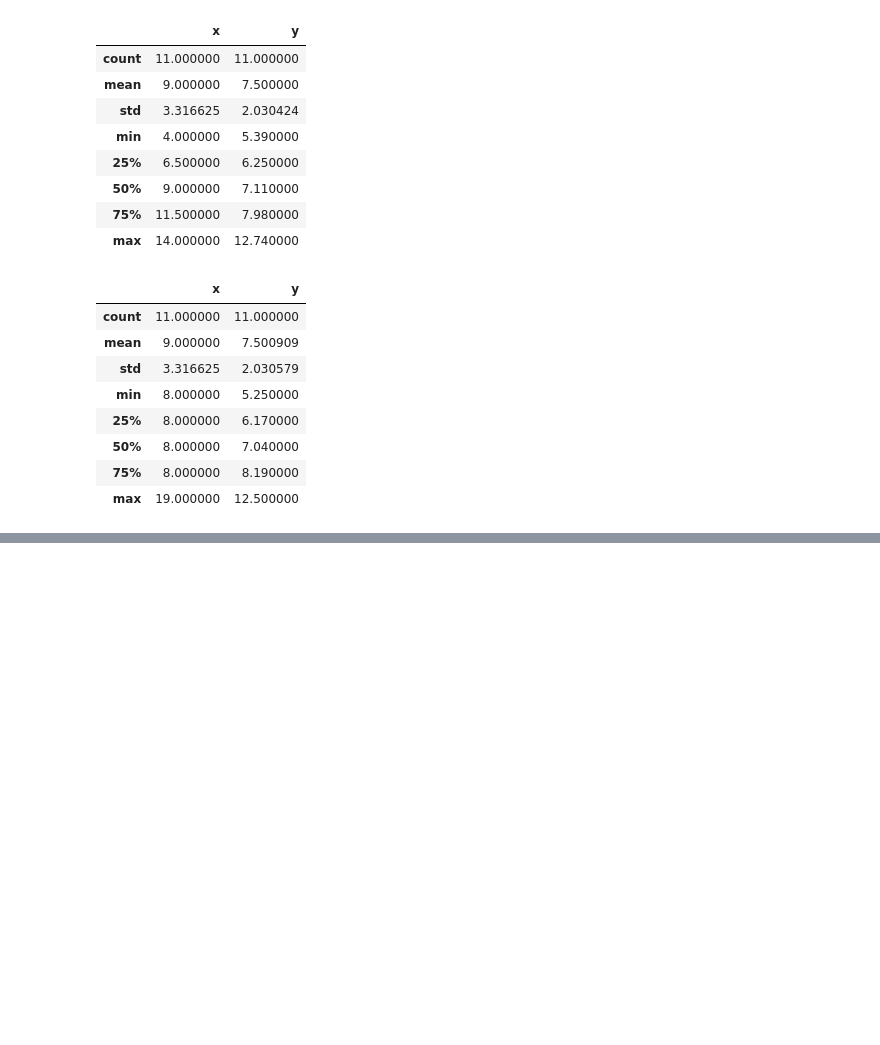
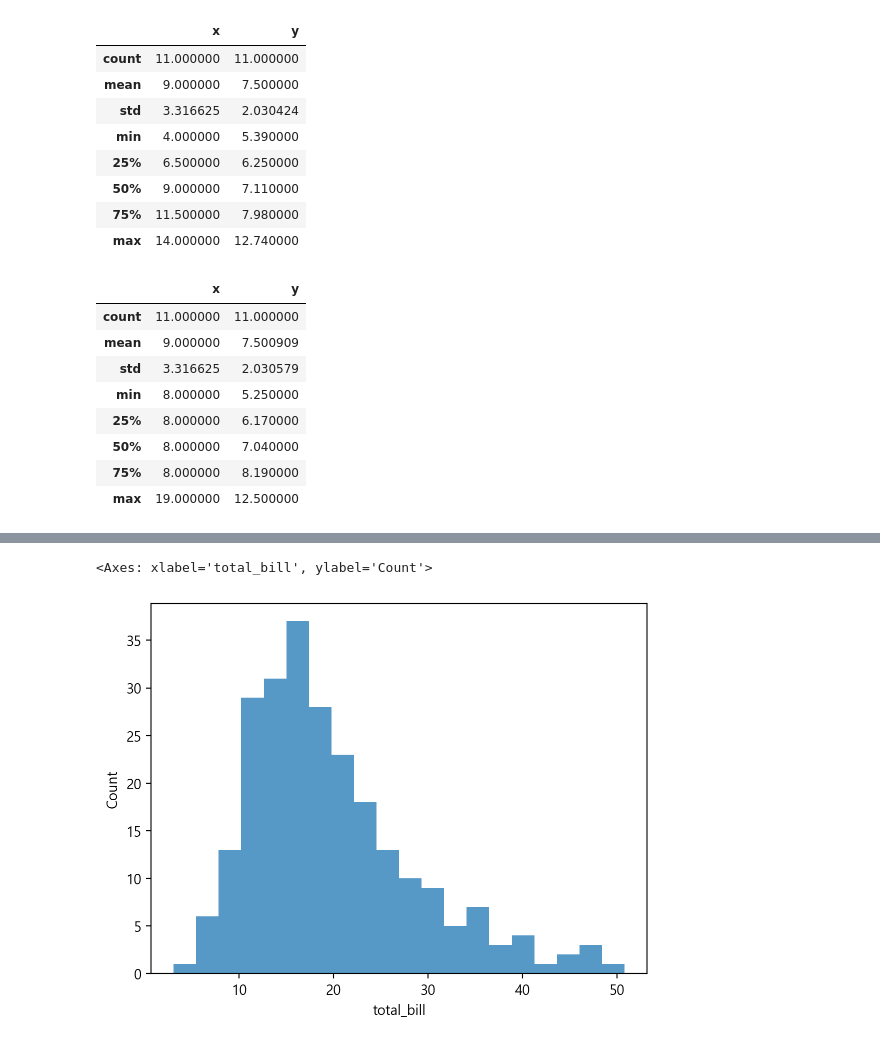
Before and after one commit to jihuikim45/hipython_rep, a Jupyter notebook: 19. 시각화.ipynb, the cells around one changed output, grey strips where cells are left out. Drawn from its saved outputs; the diff is of its cells as text; code cells hidden in the pictures; blank space fills up the shorter version.

```diff
--- a/19. 시각화.ipynb
+++ b/19. 시각화.ipynb
@@ -199,0 +251,4 @@ plt.hist(np.random.randn(100),bins=20, color='g')
+# %%
+import seaborn as sns
+tips_df = sns.load_dataset('tips')
+tips_df.head()
@@ -199,0 +290,7 @@ plt.hist(np.random.randn(100),bins=20, color='g')
+# %%
+# 1번량 그래프: 히스토그램
+
+sns.histplot(data=tips_df, x="total_bill", bins=20, edgecolor=None)
+# %% [output]
+<Axes: xlabel='total_bill', ylabel='Count'>
+[figure, added]
```
Also changed, not shown: parts of 37 cells of this notebook, 7 other files.
